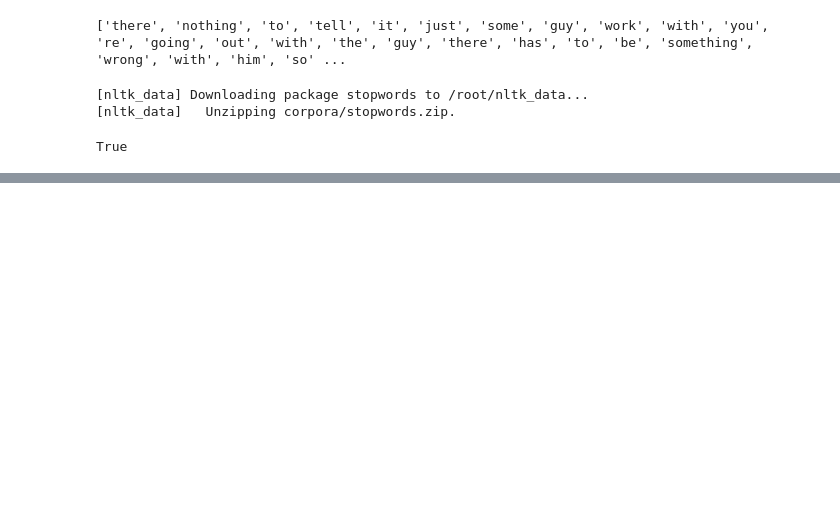
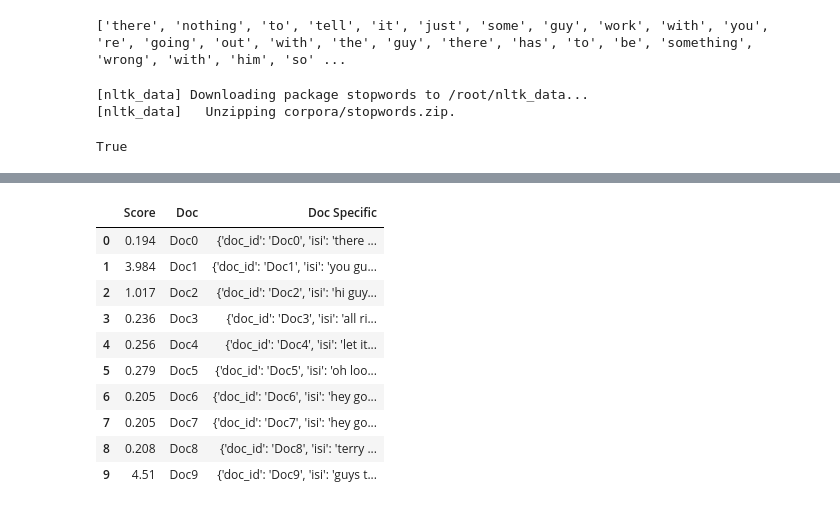
Before and after one commit to apohta/Proyek-STBI-5-1, a Jupyter notebook: Proyek_Dataset_Friends.ipynb, the cells around one changed output, grey strips where cells are left out. Saved outputs shown, nothing was run; the diff lists cells and outputs as text; code cells hidden in the pictures; blank space fills up the shorter version.

```diff
--- a/Proyek_Dataset_Friends.ipynb
+++ b/Proyek_Dataset_Friends.ipynb
@@ -225 +242,26 @@ data4.head()
+# %%
+data_2 = []
+for i, a in enumerate(data4['Doc']):
+  dict_1 = {
+      'doc_id': data_1[i],
+      'isi' : a
+  }
+  data_2.append(dict_1)
+data4['new_doc'] = data_2
+# %%
+data5 = pd.DataFrame({'Score':data1,'Doc': data_1,'Doc Specific':data_2})
+# %%
+data5.head(10)
+# %% [output]
+|  | Score | Doc | Doc Specific |
+| 0 | 0.194 | Doc0 | {'doc_id': 'Doc0', 'isi': 'there ... |
+| 1 | 3.984 | Doc1 | {'doc_id': 'Doc1', 'isi': 'you gu... |
+| 2 | 1.017 | Doc2 | {'doc_id': 'Doc2', 'isi': 'hi guy... |
+| 3 | 0.236 | Doc3 | {'doc_id': 'Doc3', 'isi': 'all ri... |
+| 4 | 0.256 | Doc4 | {'doc_id': 'Doc4', 'isi': 'let it... |
+| 5 | 0.279 | Doc5 | {'doc_id': 'Doc5', 'isi': 'oh loo... |
+| 6 | 0.205 | Doc6 | {'doc_id': 'Doc6', 'isi': 'hey go... |
+| 7 | 0.205 | Doc7 | {'doc_id': 'Doc7', 'isi': 'hey go... |
+| 8 | 0.208 | Doc8 | {'doc_id': 'Doc8', 'isi': 'terry ... |
+| 9 | 4.51 | Doc9 | {'doc_id': 'Doc9', 'isi': 'guys t... |
 # %%
```
Also changed, not shown: parts of 12 cells of this notebook, 1 other file.
